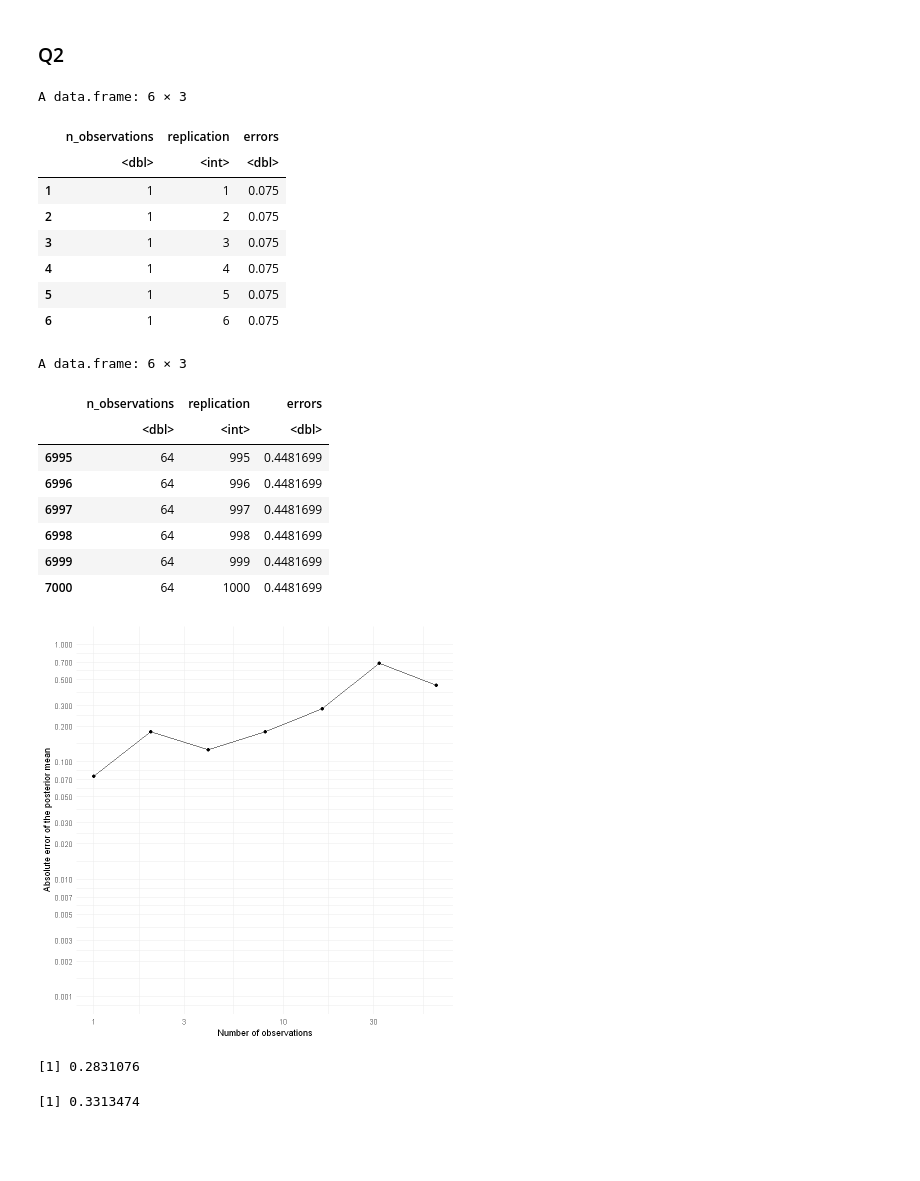
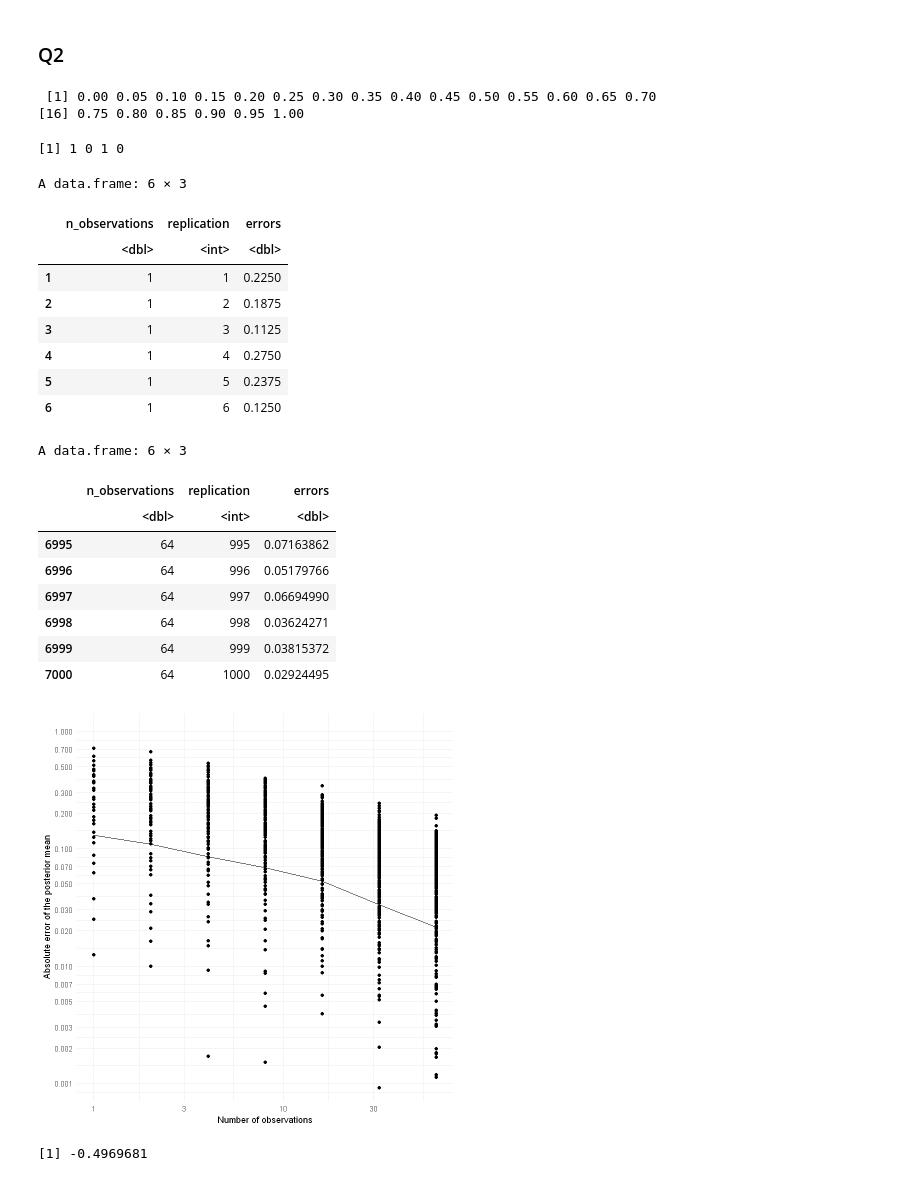
Before and after one commit to junsongt/STAT447, a Jupyter notebook: Exercise 05/exercise-5.ipynb, the cells around one changed output. Drawn from its saved outputs; the diff is of its cells as text; code cells hidden in the pictures; blank space fills up the shorter version.

```diff
--- a/Exercise 05/exercise-5.ipynb
+++ b/Exercise 05/exercise-5.ipynb
@@ -21,12 +32,25 @@ posterior_distribution = function(rho, n_successes, n_observations) {
 posterior_mean = function(post_dist) {
     return (sum((seq(0, K, 1)/K) * post_dist))
 }
+# %%
+seq(0, K, 1)/K
+# %% [output]
+ [1] 0.00 0.05 0.10 0.15 0.20 0.25 0.30 0.35 0.40 0.45 0.50 0.55 0.60 0.65 0.70
+[16] 0.75 0.80 0.85 0.90 0.95 1.00
+# %%
+rho_true = rho_prior = 1:(K+1)
+dist_p = DiscreteDistribution(supp = (1 / K) * (0:K), prob = rho_true / sum(rho_true))
+p_true = simulate(dist_p)
+replicate(4, simulate(Bern(p_true)))
+# %% [output]
+[1] 1 0 1 0
 # %%
 # 3
 simulate_posterior_mean_error = function(rho_true, rho_prior, n_observations){
     dist_p = DiscreteDistribution(supp = (1/K)*(0:K), prob = rho_true/sum(rho_true))
     p_true = simulate(dist_p)
-    Y = rep(simulate(Bern(p_true)), n_observations)
+    # Y = rep(simulate(Bern(p_true)), n_observations)
+    Y = replicate(n_observations, simulate(Bern(p_true)))
     post_dist = posterior_distribution(rho_prior, sum(Y), n_observations)
     post_mean = posterior_mean(post_dist)
     return (abs(p_true - post_mean))
@@ -34,34 +58,35 @@ simulate_posterior_mean_error = function(rho_true, rho_prior, n_observations){
 # %%
 # 4
 rho_true = rho_prior = 1:(K+1)
 n_obs_vector <- 2^(0:6)
 experiment_results = data.frame()
 for (n_obs in n_obs_vector) {
-    errors = rep(simulate_posterior_mean_error(rho_true, rho_prior, n_obs), 1000)
+    # errors = rep(simulate_posterior_mean_error(rho_true, rho_prior, n_obs), 1000)
+    errors = replicate(1000, simulate_posterior_mean_error(rho_true, rho_prior, n_obs))
     df = data.frame(n_observations=rep(n_obs, 1000), replication=(1:1000), errors=errors)
     experiment_results = rbind(experiment_results, df)
 }
 head(experiment_results)
 tail(experiment_results)
 # %% [output]
 A data.frame: 6 × 3
 |  | n_observations | replication | errors |
 |  | <dbl> | <int> | <dbl> |
-| 1 | 1 | 1 | 0.075 |
-| 2 | 1 | 2 | 0.075 |
-| 3 | 1 | 3 | 0.075 |
-| 4 | 1 | 4 | 0.075 |
-| 5 | 1 | 5 | 0.075 |
-| 6 | 1 | 6 | 0.075 |
+| 1 | 1 | 1 | 0.2250 |
+| 2 | 1 | 2 | 0.1875 |
+| 3 | 1 | 3 | 0.1125 |
+| 4 | 1 | 4 | 0.2750 |
+| 5 | 1 | 5 | 0.2375 |
+| 6 | 1 | 6 | 0.1250 |
 A data.frame: 6 × 3
 |  | n_observations | replication | errors |
 |  | <dbl> | <int> | <dbl> |
-| 6995 | 64 | 995 | 0.4481699 |
-| 6996 | 64 | 996 | 0.4481699 |
-| 6997 | 64 | 997 | 0.4481699 |
-| 6998 | 64 | 998 | 0.4481699 |
-| 6999 | 64 | 999 | 0.4481699 |
-| 7000 | 64 | 1000 | 0.4481699 |
+| 6995 | 64 | 995 | 0.07163862 |
+| 6996 | 64 | 996 | 0.05179766 |
+| 6997 | 64 | 997 | 0.06694990 |
+| 6998 | 64 | 998 | 0.03624271 |
+| 6999 | 64 | 999 | 0.03815372 |
+| 7000 | 64 | 1000 | 0.02924495 |
 # %%
 # 5
 ggplot(experiment_results, aes(x=n_observations, y=errors+1e-9)) + # avoid log(0)
@@ -74,15 +99,11 @@ ggplot(experiment_results, aes(x=n_observations, y=errors+1e-9)) + # avoid log(0
   labs(x = "Number of observations",
        y = "Absolute error of the posterior mean")
 # %% [output]
-[figure, old version]
+[figure, new version]
-# %%
-mean(experiment_results[experiment_results$n_observations==2^4, ]$errors)
-# %% [output]
-[1] 0.2831076
 # %%
 # 6
 y7 = mean(experiment_results[experiment_results$n_observations == 2^6, ]$errors)
 y5 = mean(experiment_results[experiment_results$n_observations==2^4, ]$errors)
 (log10(y7) - log10(y5)) / (log10(2^6) - log10(2^4))
 # %% [output]
-[1] 0.3313474
+[1] -0.4969681
```
Also changed, not shown: parts of 4 cells of this notebook, 5 other files.
